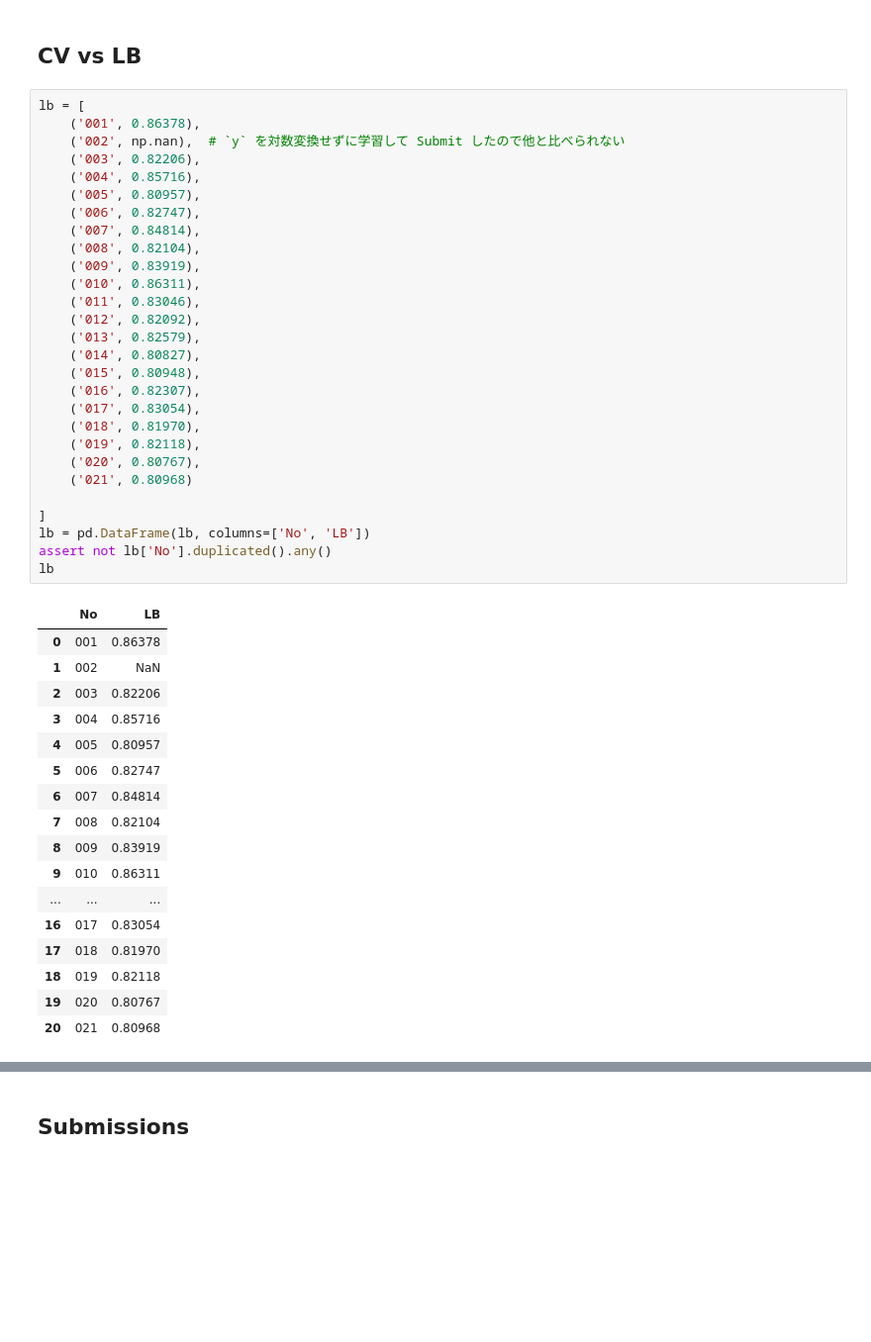
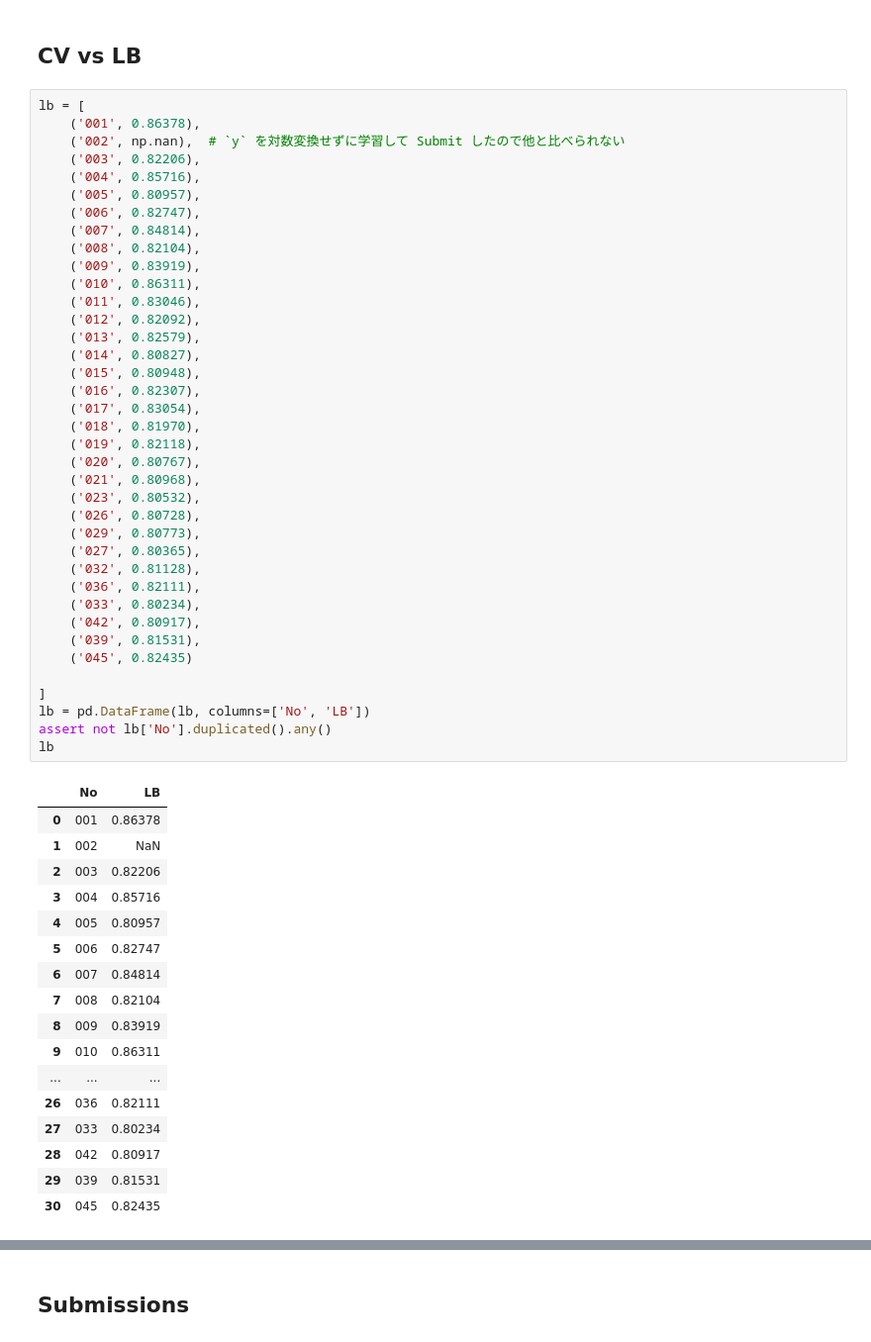
Before and after one commit to Quvotha/probspace-minpaku-pricing, a Jupyter notebook: Note.ipynb, the cells around one changed output, grey strips where cells are left out. Shown: that part at 99% size. Drawn from its saved outputs; the diff is of its cells as text; blank space fills up the shorter version.

```diff
--- a/Note.ipynb
+++ b/Note.ipynb
@@ -158,39 +123,49 @@ lb = [
     ('009', 0.83919),
     ('010', 0.86311),
     ('011', 0.83046),
     ('012', 0.82092),
     ('013', 0.82579),
     ('014', 0.80827),
     ('015', 0.80948),
     ('016', 0.82307),
     ('017', 0.83054),
     ('018', 0.81970),
     ('019', 0.82118),
     ('020', 0.80767),
-    ('021', 0.80968)
+    ('021', 0.80968),
+    ('023', 0.80532),
+    ('026', 0.80728),
+    ('029', 0.80773),
+    ('027', 0.80365),
+    ('032', 0.81128),
+    ('036', 0.82111),
+    ('033', 0.80234),
+    ('042', 0.80917),
+    ('039', 0.81531),
+    ('045', 0.82435)
 
 ]
 lb = pd.DataFrame(lb, columns=['No', 'LB'])
 assert not lb['No'].duplicated().any()
 lb
 # %% [output]
 |  | No | LB |
 | 0 | 001 | 0.86378 |
 | 1 | 002 | NaN |
 | 2 | 003 | 0.82206 |
 | 3 | 004 | 0.85716 |
 | 4 | 005 | 0.80957 |
 | 5 | 006 | 0.82747 |
 | 6 | 007 | 0.84814 |
 | 7 | 008 | 0.82104 |
 | 8 | 009 | 0.83919 |
 | 9 | 010 | 0.86311 |
 | ... | ... | ... |
-| 16 | 017 | 0.83054 |
-| 17 | 018 | 0.81970 |
-| 18 | 019 | 0.82118 |
-| 19 | 020 | 0.80767 |
-| 20 | 021 | 0.80968 |
+| 26 | 036 | 0.82111 |
+| 27 | 033 | 0.80234 |
+| 28 | 042 | 0.80917 |
+| 29 | 039 | 0.81531 |
+| 30 | 045 | 0.82435 |
 # %%
 cv = []
 for filepath in glob.glob(os.path.join('notebooks', '*', 'result.json')):
```
Also changed, not shown: parts of 14 cells of this notebook.
